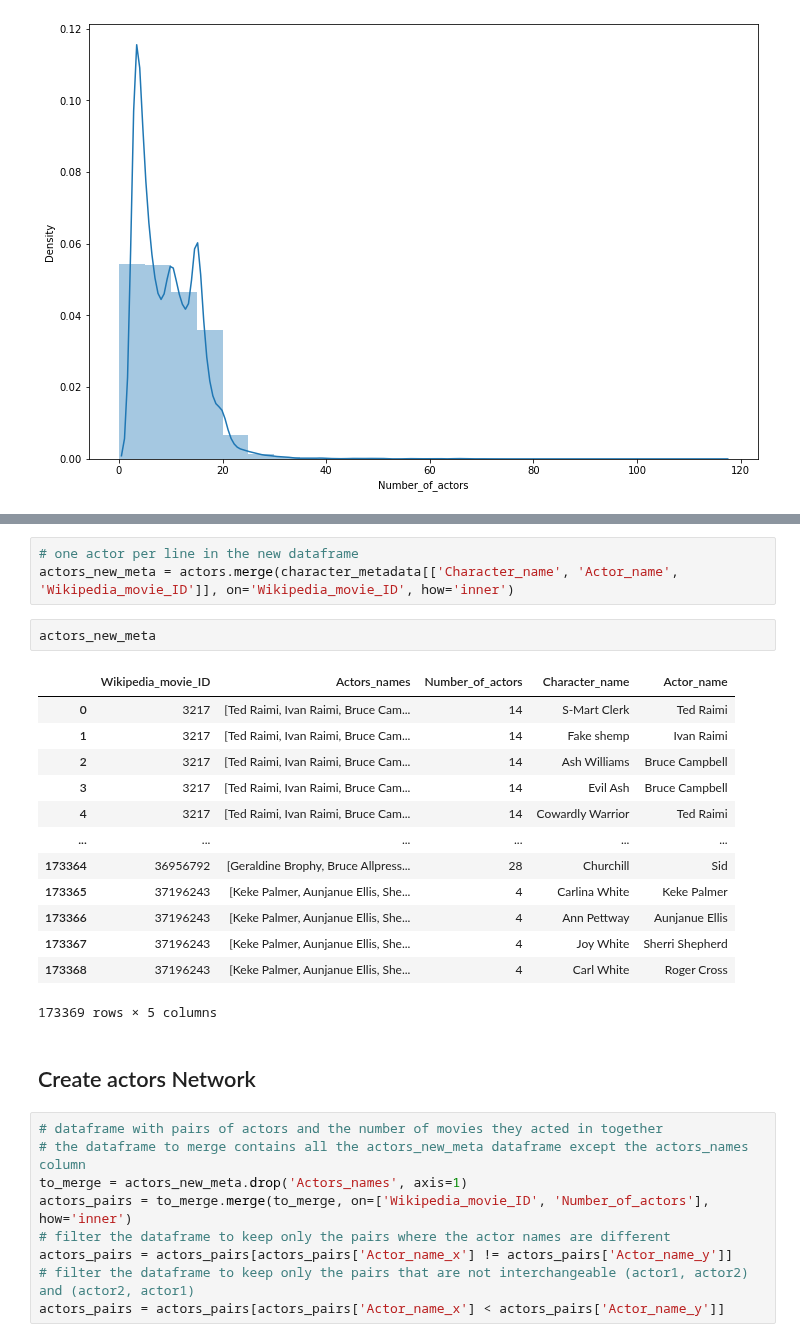
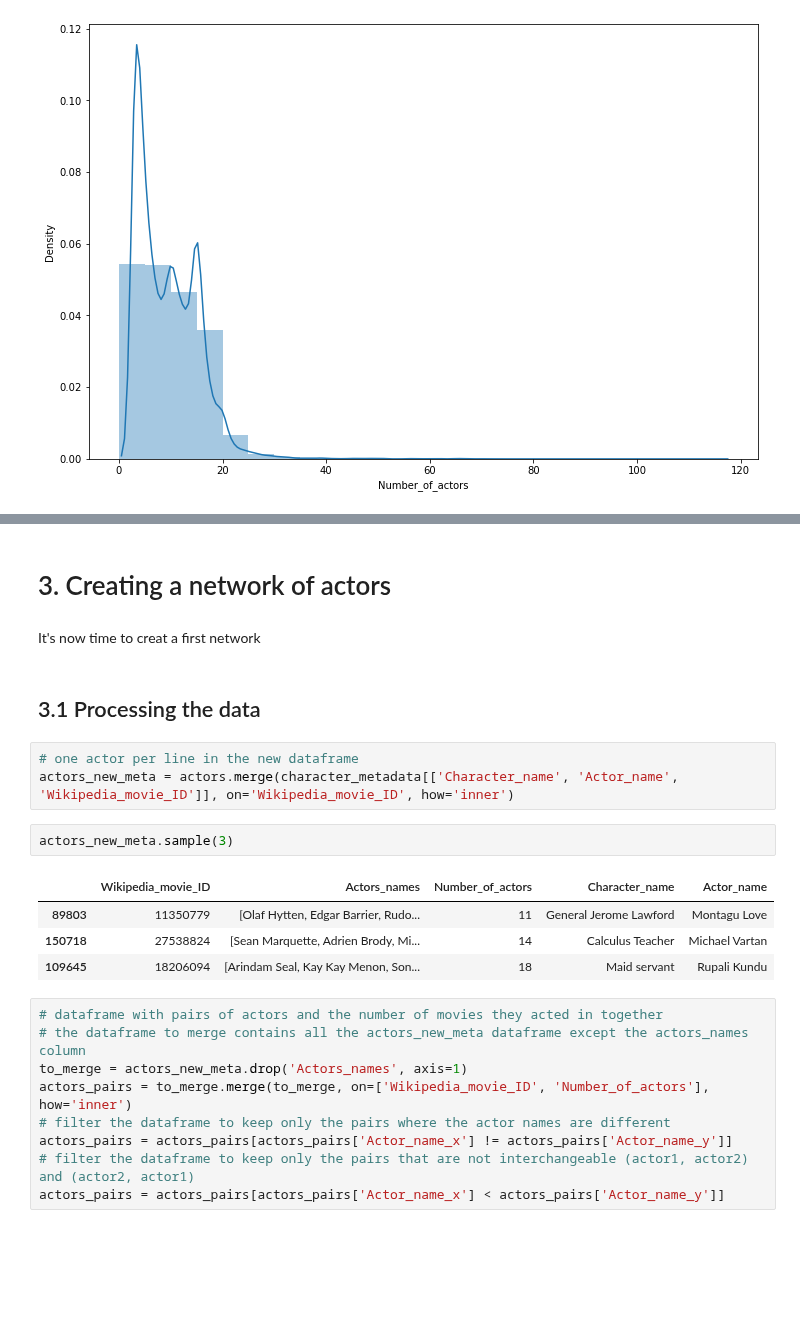
Before and after one commit to epfl-ada/ada-2022-project-addaxx, a Jupyter notebook: CMU.ipynb, the cells around one changed output, grey strips where cells are left out. Drawn from its saved outputs; the diff is of its cells as text; blank space fills up the shorter version.

```diff
--- a/CMU.ipynb
+++ b/CMU.ipynb
@@ -141,24 +183,19 @@ sns.distplot(actors['Number_of_actors'], kde=True, bins=range(0, 120, 5))
+# %% [markdown]
+# 3. Creating a network of actors
+# %% [markdown]
+It's now time to creat a first network
+# %% [markdown]
+## 3.1 Processing the data
 # %%
 # one actor per line in the new dataframe
 actors_new_meta = actors.merge(character_metadata[['Character_name', 'Actor_name', 'Wikipedia_movie_ID']], on='Wikipedia_movie_ID', how='inner')
 # %%
-actors_new_meta
+actors_new_meta.sample(3)
 # %% [output]
 |  | Wikipedia_movie_ID | Actors_names | Number_of_actors | Character_name | Actor_name |
-| 0 | 3217 | [Ted Raimi, Ivan Raimi, Bruce Cam... | 14 | S-Mart Clerk | Ted Raimi |
-| 1 | 3217 | [Ted Raimi, Ivan Raimi, Bruce Cam... | 14 | Fake shemp | Ivan Raimi |
-| 2 | 3217 | [Ted Raimi, Ivan Raimi, Bruce Cam... | 14 | Ash Williams | Bruce Campbell |
-| 3 | 3217 | [Ted Raimi, Ivan Raimi, Bruce Cam... | 14 | Evil Ash | Bruce Campbell |
-| 4 | 3217 | [Ted Raimi, Ivan Raimi, Bruce Cam... | 14 | Cowardly Warrior | Ted Raimi |
-| ... | ... | ... | ... | ... | ... |
-| 173364 | 36956792 | [Geraldine Brophy, Bruce Allpress... | 28 | Churchill | Sid |
-| 173365 | 37196243 | [Keke Palmer, Aunjanue Ellis, She... | 4 | Carlina White | Keke Palmer |
-| 173366 | 37196243 | [Keke Palmer, Aunjanue Ellis, She... | 4 | Ann Pettway | Aunjanue Ellis |
-| 173367 | 37196243 | [Keke Palmer, Aunjanue Ellis, She... | 4 | Joy White | Sherri Shepherd |
-| 173368 | 37196243 | [Keke Palmer, Aunjanue Ellis, She... | 4 | Carl White | Roger Cross |
+| 89803 | 11350779 | [Olaf Hytten, Edgar Barrier, Rudo... | 11 | General Jerome Lawford | Montagu Love |
+| 150718 | 27538824 | [Sean Marquette, Adrien Brody, Mi... | 14 | Calculus Teacher | Michael Vartan |
+| 109645 | 18206094 | [Arindam Seal, Kay Kay Menon, Son... | 18 | Maid servant | Rupali Kundu |
-173369 rows × 5 columns
-# %% [markdown]
-## Create actors Network
 # %%
 # dataframe with pairs of actors and the number of movies they acted in together
 # the dataframe to merge contains all the actors_new_meta dataframe except the actors_names column
```
Also changed, not shown: parts of 43 cells of this notebook, 1 other file.
